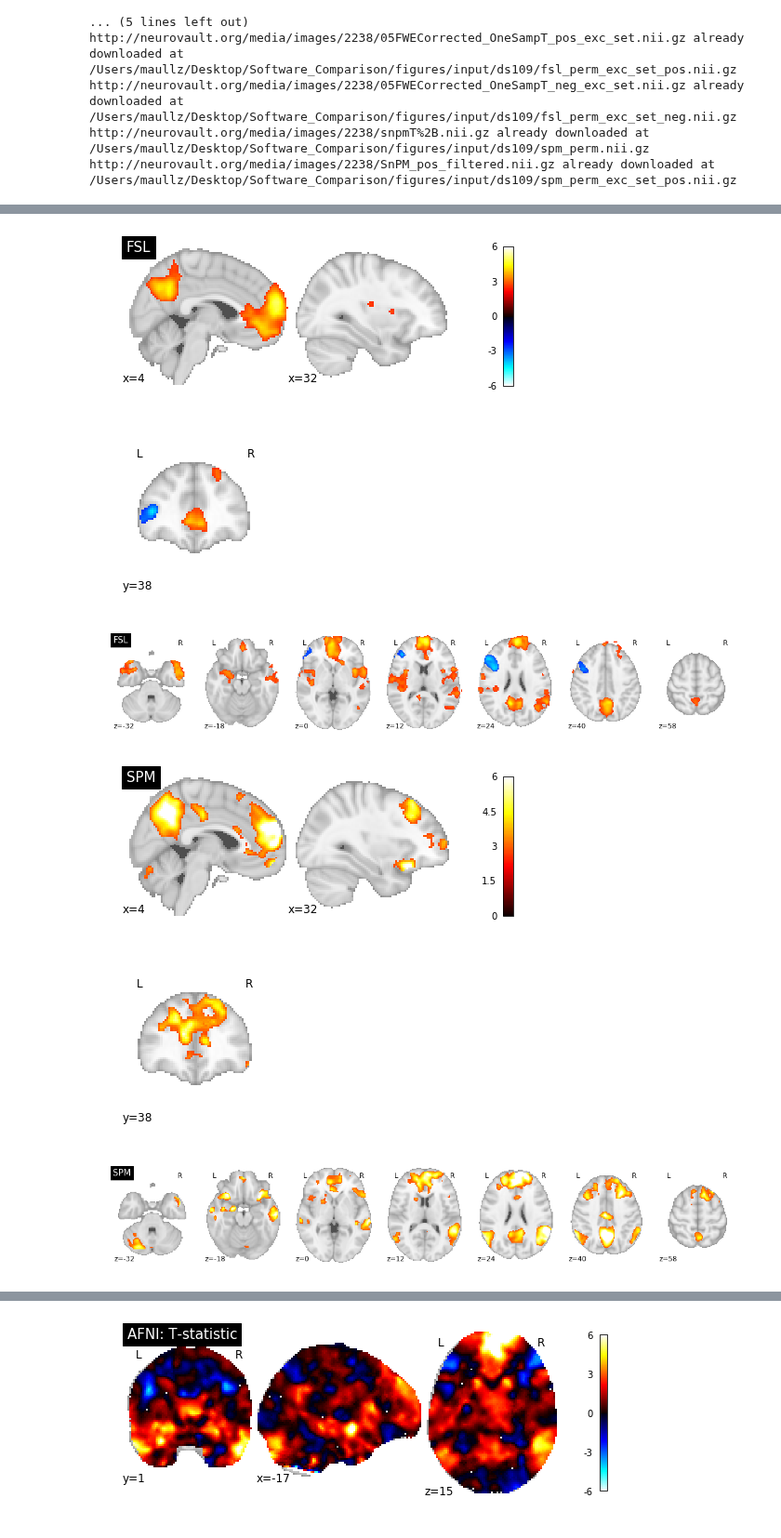
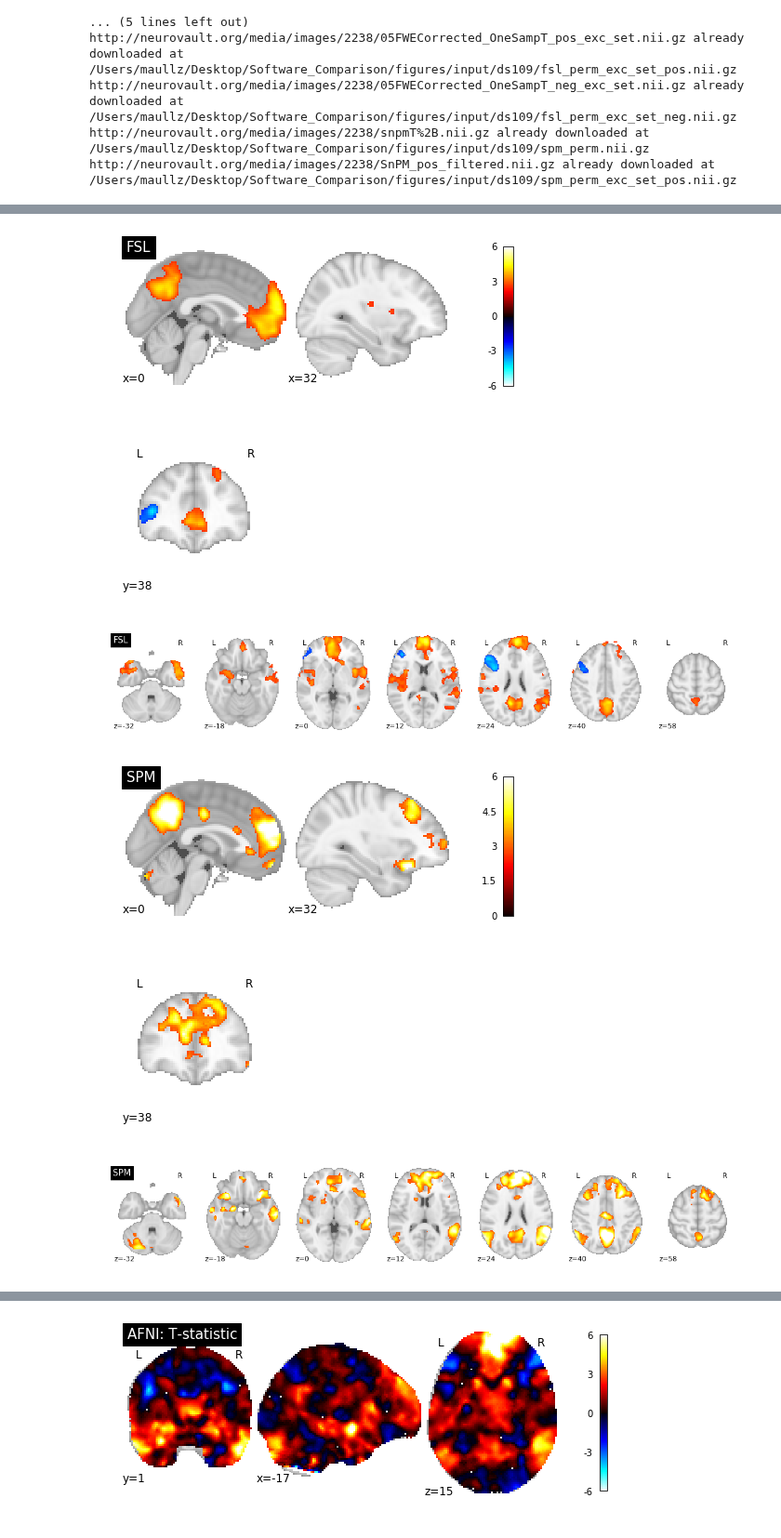
Before and after one commit to NISOx-BDI/Software_Comparison, a Jupyter notebook: ds109_notebook.ipynb, the cells around one changed output, grey strips where cells are left out. Shown at 93% size. Saved outputs shown, nothing was run; the diff lists cells and outputs as text; code cells hidden in the pictures.

```diff
--- a/ds109_notebook.ipynb
+++ b/ds109_notebook.ipynb
@@ -133,7 +133,7 @@ from lib import plot_excursion_sets
 # Determine the scale of the activation colorbar
 max_activation=6
 # Determine the coordinates of the x, y, and z axial slices to be displayed
-x_coords=[4, 32]
+x_coords=[0, 32]
 y_coords=[38]
 z_coords=[-32, -18, 0, 12, 24, 40, 58]
 
@@ -143,9 +143,9 @@ plot_excursion_sets.plot_excursion_sets(exc_sets, max_activation, x_coords, y_co
 [figure]
 [figure]
-[figure, old version]
+[figure, new version]
 [figure]
 [figure]
-[figure, old version]
+[figure, new version]
 [figure]
 [figure]
 # %%
```
Also changed, not shown: parts of 2 cells of this notebook, 1 other file.
